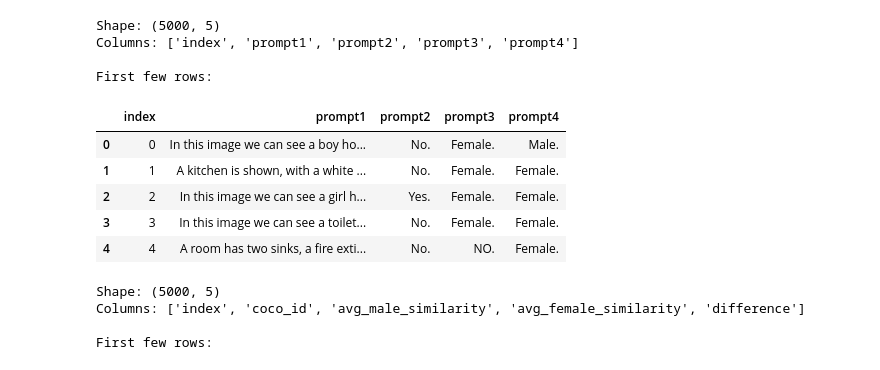
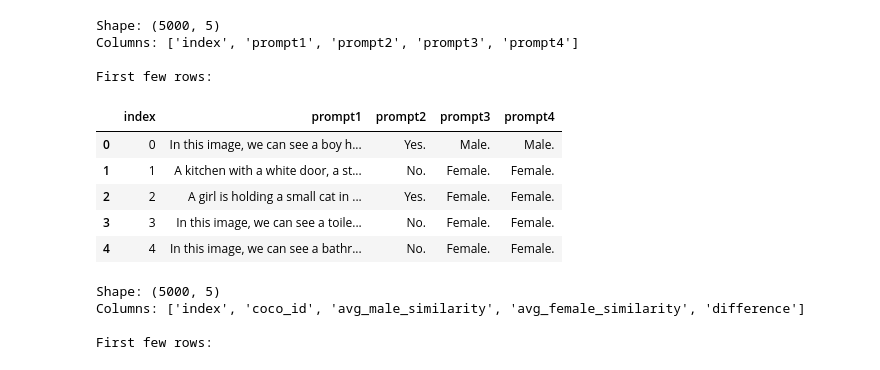
Before and after one commit to kirthi20/vlm-project, a Jupyter notebook: clip-bias-baselines/partition_hallucination_bias.ipynb, the cells around one changed output. Drawn from its saved outputs; the diff is of its cells as text; code cells hidden in the pictures.

```diff
--- a/clip-bias-baselines/partition_hallucination_bias.ipynb
+++ b/clip-bias-baselines/partition_hallucination_bias.ipynb
@@ -1,25 +1,25 @@
 # %%
 import pandas as pd
 
 # Read TSV file into DataFrame
-df_one = pd.read_csv('../data/smolvlm_results_combined_1.tsv', sep='\t')
+df_one = pd.read_csv('../data/smolvlm_m2_sft_results_0_to_5000.tsv', sep='\t')
 
 # Display basic info about the DataFrame
 print(f"Shape: {df_one.shape}")
 print(f"Columns: {list(df_one.columns)}")
 print("\nFirst few rows:")
 display(df_one.head())
 # %% [output]
 Shape: (5000, 5)
 Columns: ['index', 'prompt1', 'prompt2', 'prompt3', 'prompt4']
 
 First few rows:
 |  | index | prompt1 | prompt2 | prompt3 | prompt4 |
-| 0 | 0 | In this image we can see a boy ho... | No. | Female. | Male. |
-| 1 | 1 | A kitchen is shown, with a white ... | No. | Female. | Female. |
-| 2 | 2 | In this image we can see a girl h... | Yes. | Female. | Female. |
-| 3 | 3 | In this image we can see a toilet... | No. | Female. | Female. |
-| 4 | 4 | A room has two sinks, a fire exti... | No. | NO. | Female. |
+| 0 | 0 | In this image, we can see a boy h... | Yes. | Male. | Male. |
+| 1 | 1 | A kitchen with a white door, a st... | No. | Female. | Female. |
+| 2 | 2 | A girl is holding a small cat in ... | Yes. | Female. | Female. |
+| 3 | 3 | In this image, we can see a toile... | No. | Female. | Female. |
+| 4 | 4 | In this image, we can see a bathr... | No. | Female. | Female. |
 # %%
 df_two = pd.read_csv('coco_bias_results.csv')
 
```
Also changed, not shown: parts of 4 cells of this notebook, 1 other file.
